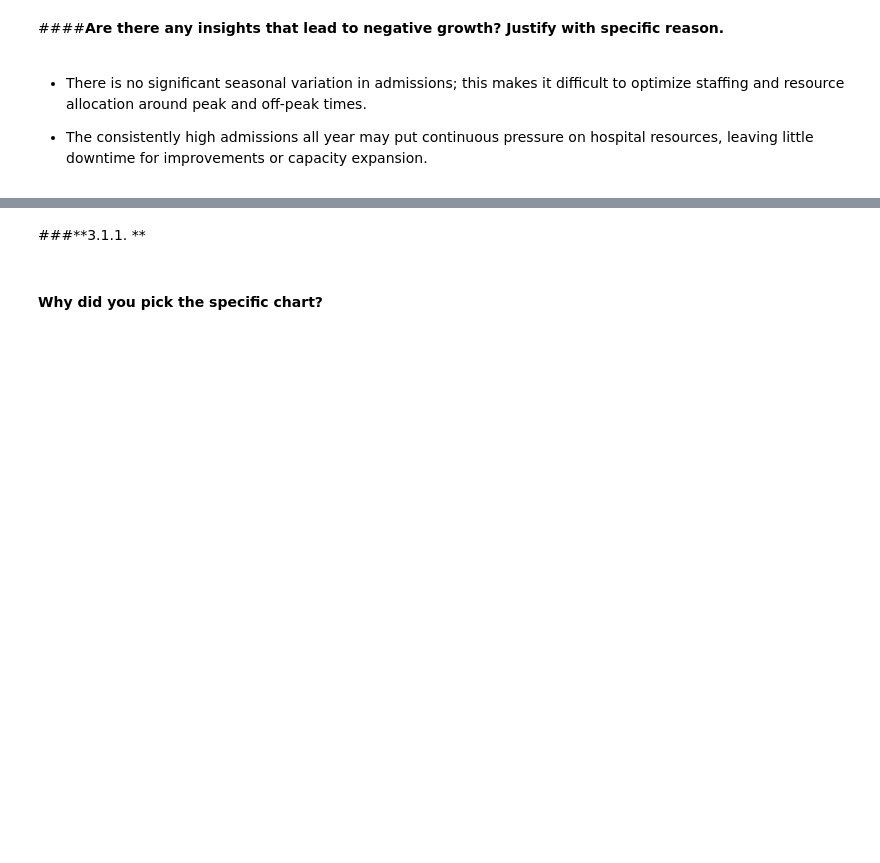
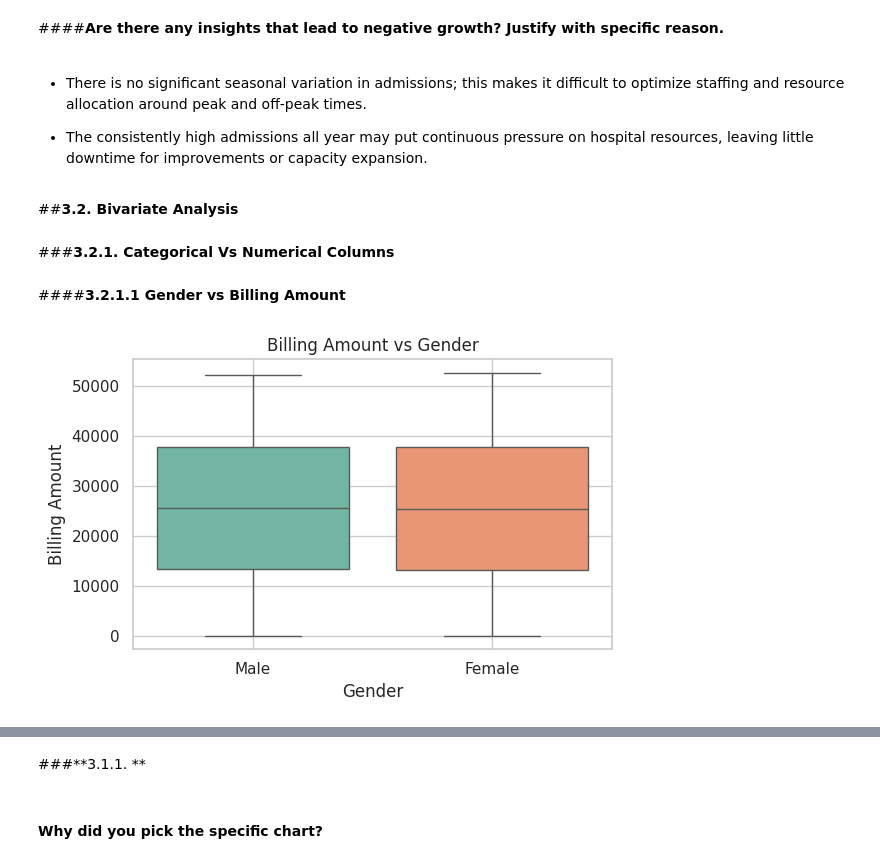
Before and after one commit to Sagarjain93/Healthcare, a Jupyter notebook: Healthcare.ipynb, the cells around one changed output, grey strips where cells are left out. Drawn from its saved outputs; the diff is of its cells as text; code cells hidden in the pictures; blank space fills up the shorter version.

Commit message:
Complete 2 plot in bivariate analysis

```diff
--- a/Healthcare.ipynb
+++ b/Healthcare.ipynb
@@ -1477,3 +1470,22 @@ A bar chart is the best option to visualize categorical data like months. It all
 *  There is no significant seasonal variation in admissions; this makes it difficult to optimize staffing and resource allocation around peak and off-peak times.
 
 *  The consistently high admissions all year may put continuous pressure on hospital resources, leaving little downtime for improvements or capacity expansion.
+# %% [markdown]
+##**3.2. Bivariate Analysis**
+# %% [markdown]
+###**3.2.1. Categorical Vs Numerical Columns**
+# %% [markdown]
+####**3.2.1.1 Gender vs Billing Amount**
+# %%
+#Chart No. 14
+plt.figure(figsize=(6, 4))
+sns.boxplot(data=df, x='gender', y='billing_amount', hue='gender', palette='Set2', legend=False)
+
+plt.title('Billing Amount vs Gender')
+plt.xlabel('Gender')
+plt.ylabel('Billing Amount')
+plt.grid(True)
+plt.tight_layout()
+plt.show()
+# %% [output]
+[figure, added]
```
Also changed, not shown: parts of 110 cells of this notebook.
